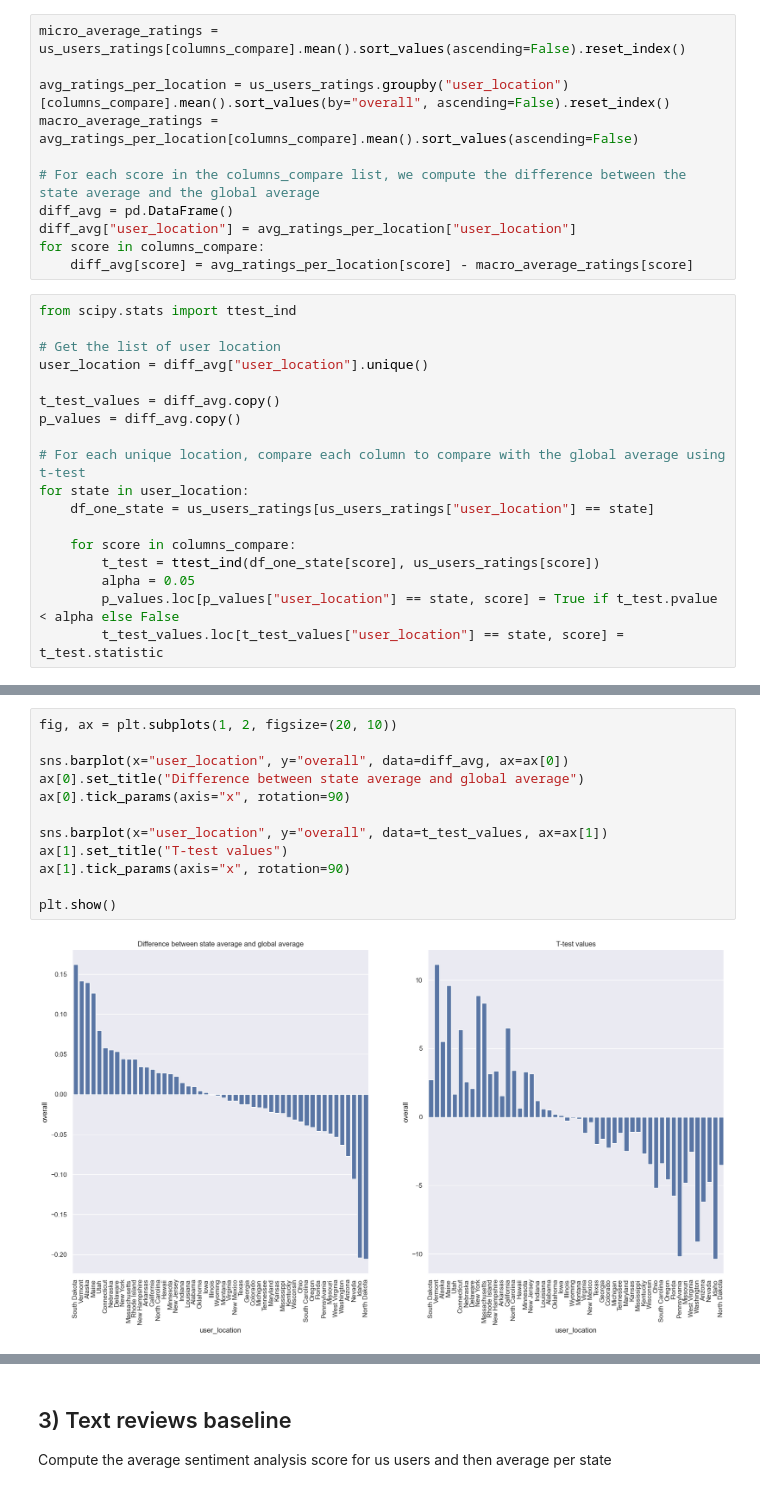
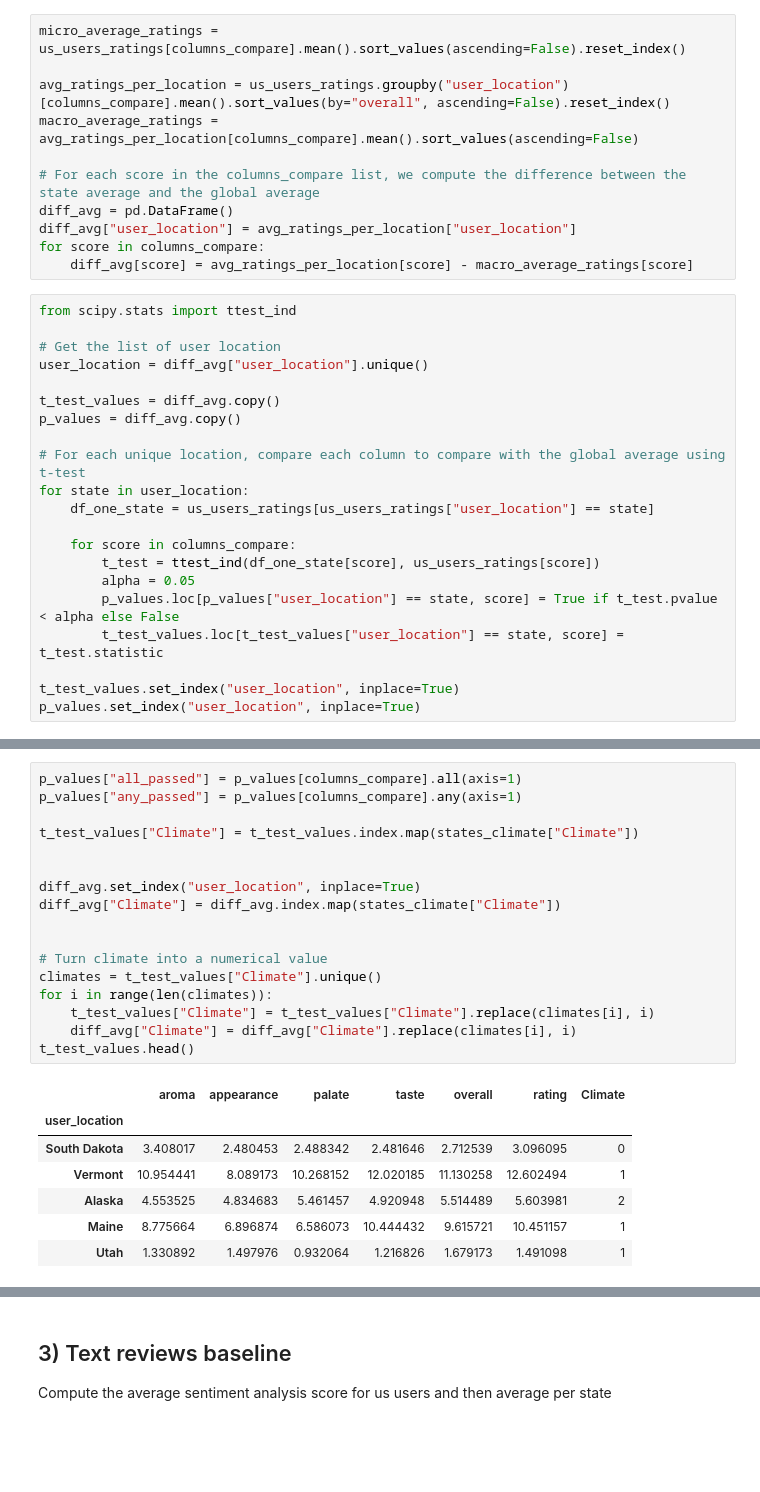
Before and after one commit to epfl-ada/ada-2023-project-riskybiscuits, a Jupyter notebook: main2_0.ipynb, the cells around one changed output, grey strips where cells are left out. Saved outputs shown, nothing was run; the diff lists cells and outputs as text; blank space fills up the shorter version.

```diff
--- a/main2_0.ipynb
+++ b/main2_0.ipynb
@@ -239,3 +224,6 @@ for state in user_location:
         alpha = 0.05
         p_values.loc[p_values["user_location"] == state, score] = True if t_test.pvalue < alpha else False
         t_test_values.loc[t_test_values["user_location"] == state, score] = t_test.statistic
+
+t_test_values.set_index("user_location", inplace=True)
+p_values.set_index("user_location", inplace=True)
@@ -258,14 +230,25 @@ sns.barplot(x="user_location", y="all_passed", data=p_values)
-# %%
-fig, ax = plt.subplots(1, 2, figsize=(20, 10))
-
-sns.barplot(x="user_location", y="overall", data=diff_avg, ax=ax[0])
-ax[0].set_title("Difference between state average and global average")
-ax[0].tick_params(axis="x", rotation=90)
-
-sns.barplot(x="user_location", y="overall", data=t_test_values, ax=ax[1])
-ax[1].set_title("T-test values")
-ax[1].tick_params(axis="x", rotation=90)
-
-plt.show()
-# %% [output]
-[figure, removed]
+# %%
+p_values["all_passed"] = p_values[columns_compare].all(axis=1)
+p_values["any_passed"] = p_values[columns_compare].any(axis=1)
+
+t_test_values["Climate"] = t_test_values.index.map(states_climate["Climate"])
+
+
+diff_avg.set_index("user_location", inplace=True)
+diff_avg["Climate"] = diff_avg.index.map(states_climate["Climate"])
+
+
+# Turn climate into a numerical value
+climates = t_test_values["Climate"].unique()
+for i in range(len(climates)):
+    t_test_values["Climate"] = t_test_values["Climate"].replace(climates[i], i)
+    diff_avg["Climate"] = diff_avg["Climate"].replace(climates[i], i)
+t_test_values.head()
+# %% [output]
+|  | aroma | appearance | palate | taste | overall | rating | Climate |
+| user_location |  |  |  |  |  |  |  |
+| South Dakota | 3.408017 | 2.480453 | 2.488342 | 2.481646 | 2.712539 | 3.096095 | 0 |
+| Vermont | 10.954441 | 8.089173 | 10.268152 | 12.020185 | 11.130258 | 12.602494 | 1 |
+| Alaska | 4.553525 | 4.834683 | 5.461457 | 4.920948 | 5.514489 | 5.603981 | 2 |
+| Maine | 8.775664 | 6.896874 | 6.586073 | 10.444432 | 9.615721 | 10.451157 | 1 |
+| Utah | 1.330892 | 1.497976 | 0.932064 | 1.216826 | 1.679173 | 1.491098 | 1 |
```
Also changed, not shown: parts of 10 cells of this notebook, 1 other file.
